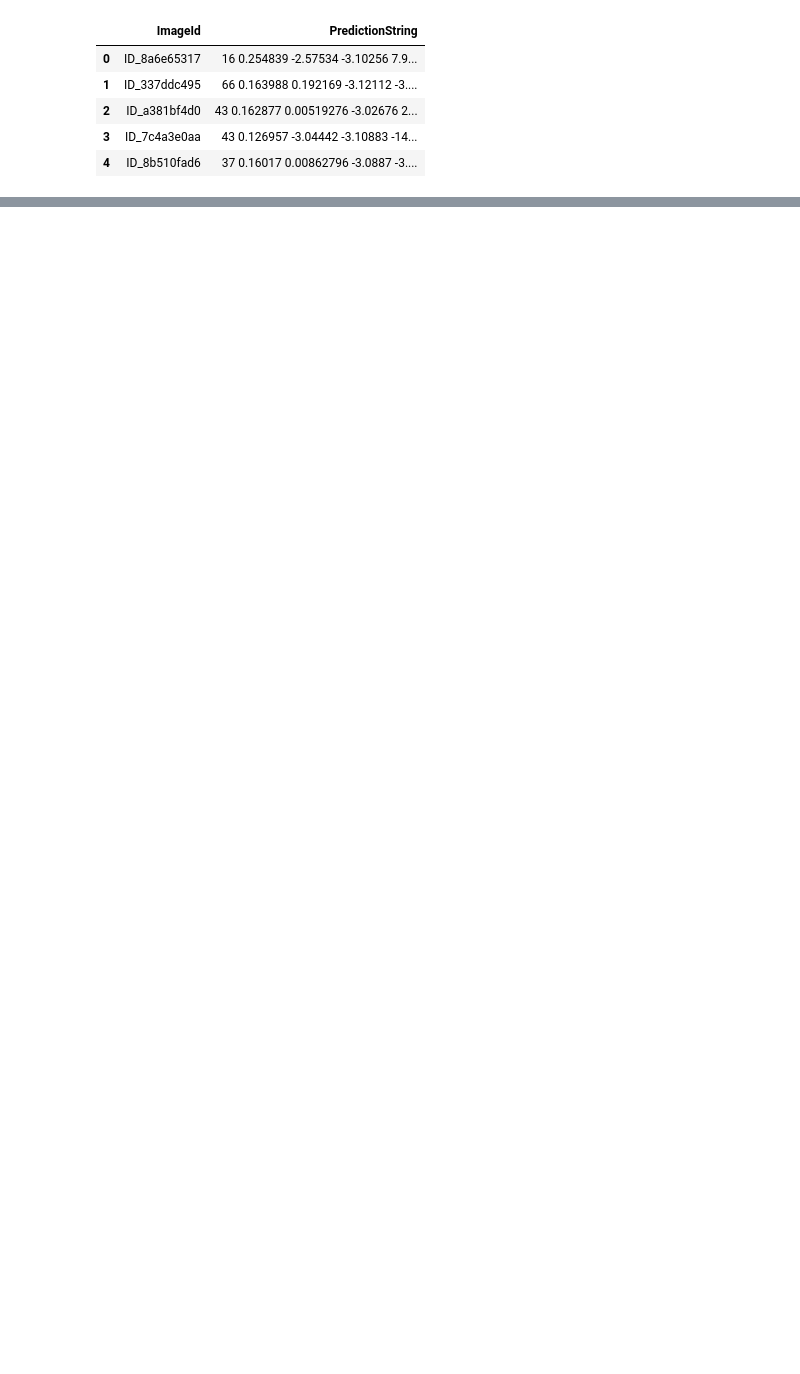
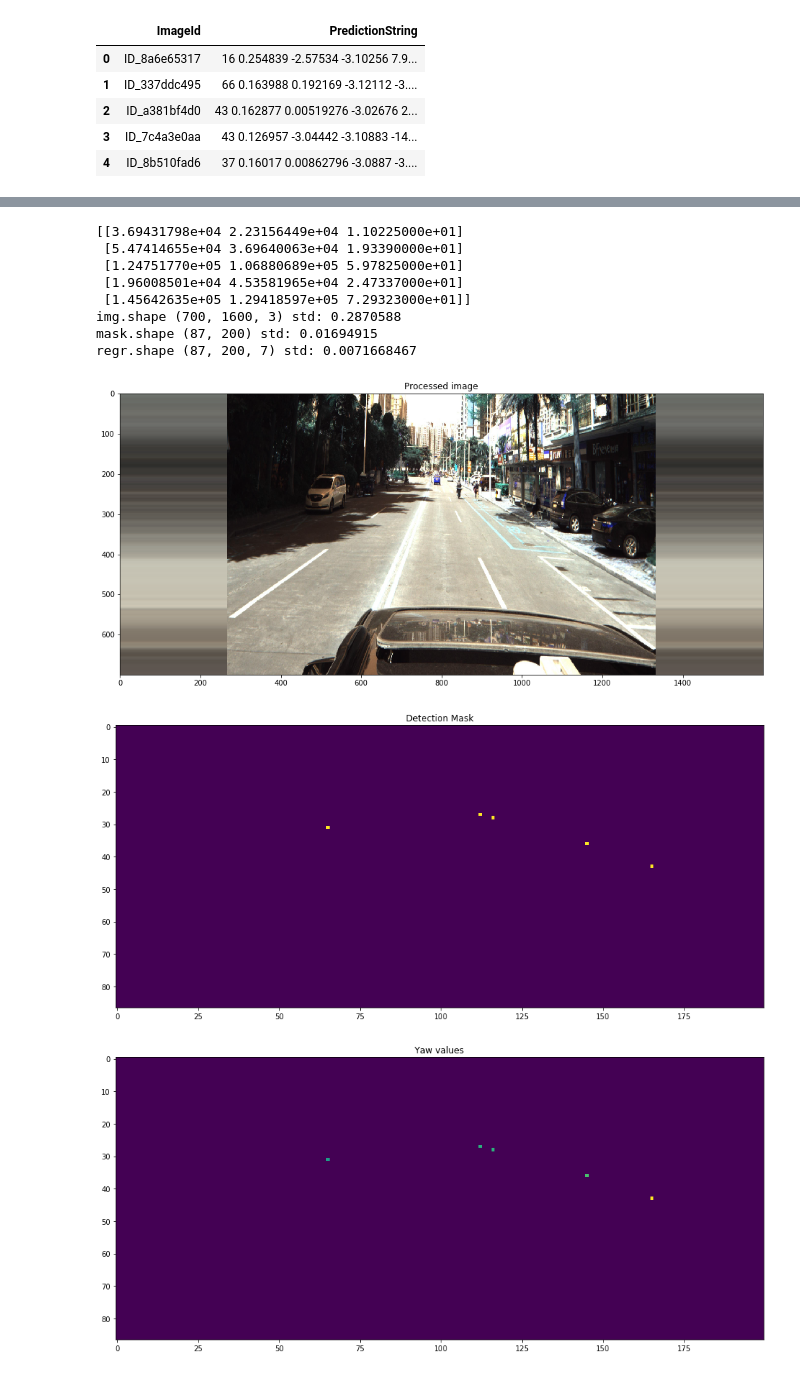
Before and after one commit to ar90n/pku-autonomous-driving, a Jupyter notebook: main.ipynb, the cells around one changed output, grey strips where cells are left out. Saved outputs shown, nothing was run; the diff lists cells and outputs as text; code cells hidden in the pictures; blank space fills up the shorter version.

```diff
--- a/main.ipynb
+++ b/main.ipynb
@@ -17,0 +51,38 @@ train.head()
+# %%
+import numpy as np
+
+img0 = io.load_image(train['ImageId'][0])
+img = improc.preprocess_image(img0)
+
+mask, regr = improc.get_mask_and_regr(img0, train['PredictionString'][0])
+
+print('img.shape', img.shape, 'std:', np.std(img))
+print('mask.shape', mask.shape, 'std:', np.std(mask))
+print('regr.shape', regr.shape, 'std:', np.std(regr))
+
+plt.figure(figsize=(16,16))
+plt.title('Processed image')
+plt.imshow(img)
+plt.show()
+
+plt.figure(figsize=(16,16))
+plt.title('Detection Mask')
+plt.imshow(mask)
+plt.show()
+
+plt.figure(figsize=(16,16))
+plt.title('Yaw values')
+plt.imshow(regr[:,:,-2])
+plt.show()
+# %% [output]
+[[3.69431798e+04 2.23156449e+04 1.10225000e+01]
+ [5.47414655e+04 3.69640063e+04 1.93390000e+01]
+ [1.24751770e+05 1.06880689e+05 5.97825000e+01]
+ [1.96008501e+04 4.53581965e+04 2.47337000e+01]
+ [1.45642635e+05 1.29418597e+05 7.29323000e+01]]
+img.shape (700, 1600, 3) std: 0.2870588
+mask.shape (87, 200) std: 0.01694915
+regr.shape (87, 200, 7) std: 0.0071668467
+[figure, added]
+[figure, added]
+[figure, added]
```
Also changed, not shown: parts of 13 cells of this notebook, 10 other files.
